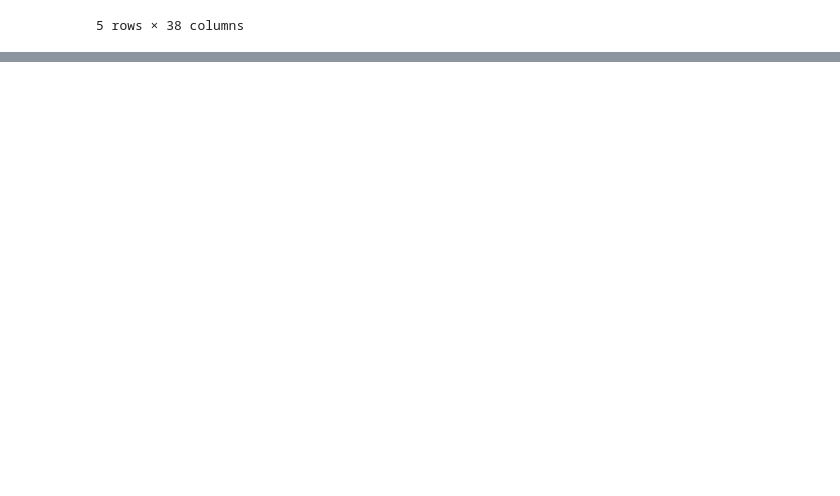
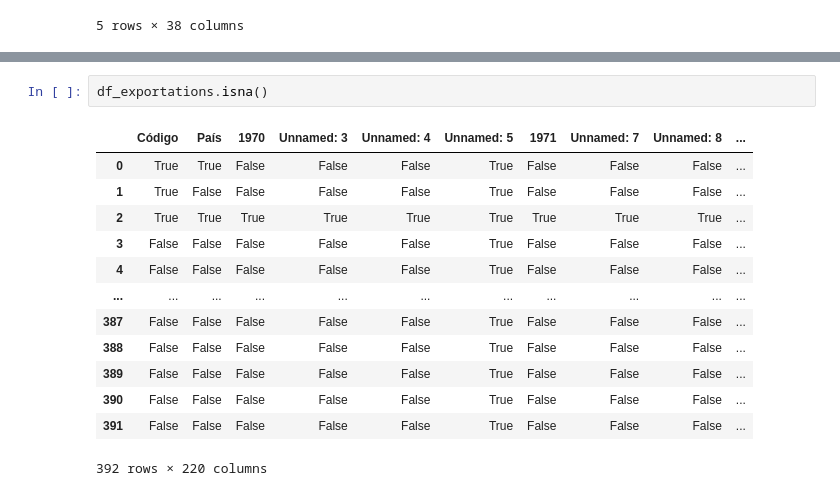
Before and after one commit to Davichobacter/ds-4geeks, a Jupyter notebook: Gravitational_Model.ipynb, the cells around one changed output, grey strips where cells are left out. Drawn from its saved outputs; the diff is of its cells as text; blank space fills up the shorter version.

```diff
--- a/Gravitational_Model.ipynb
+++ b/Gravitational_Model.ipynb
@@ -139,0 +337,16 @@ df_names.head()
+# %%
+df_exportations.isna()
+# %% [output]
+|  | Código | País | 1970 | Unnamed: 3 | Unnamed: 4 | Unnamed: 5 | 1971 | Unnamed: 7 | Unnamed: 8 | ... |
+| 0 | True | True | False | False | False | True | False | False | False | ... |
+| 1 | True | False | False | False | False | True | False | False | False | ... |
+| 2 | True | True | True | True | True | True | True | True | True | ... |
+| 3 | False | False | False | False | False | True | False | False | False | ... |
+| 4 | False | False | False | False | False | True | False | False | False | ... |
+| ... | ... | ... | ... | ... | ... | ... | ... | ... | ... | ... |
+| 387 | False | False | False | False | False | True | False | False | False | ... |
+| 388 | False | False | False | False | False | True | False | False | False | ... |
+| 389 | False | False | False | False | False | True | False | False | False | ... |
+| 390 | False | False | False | False | False | True | False | False | False | ... |
+| 391 | False | False | False | False | False | True | False | False | False | ... |
+392 rows × 220 columns
```
Also changed, not shown: parts of 25 cells of this notebook.
